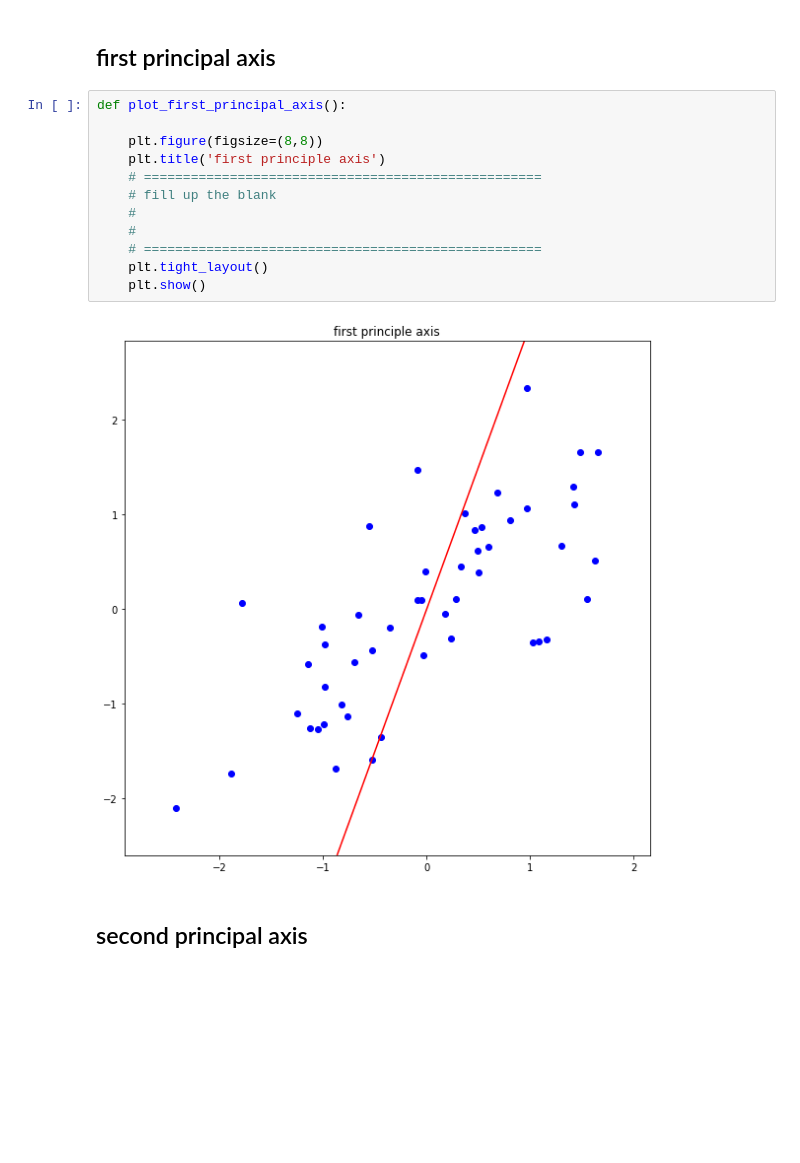
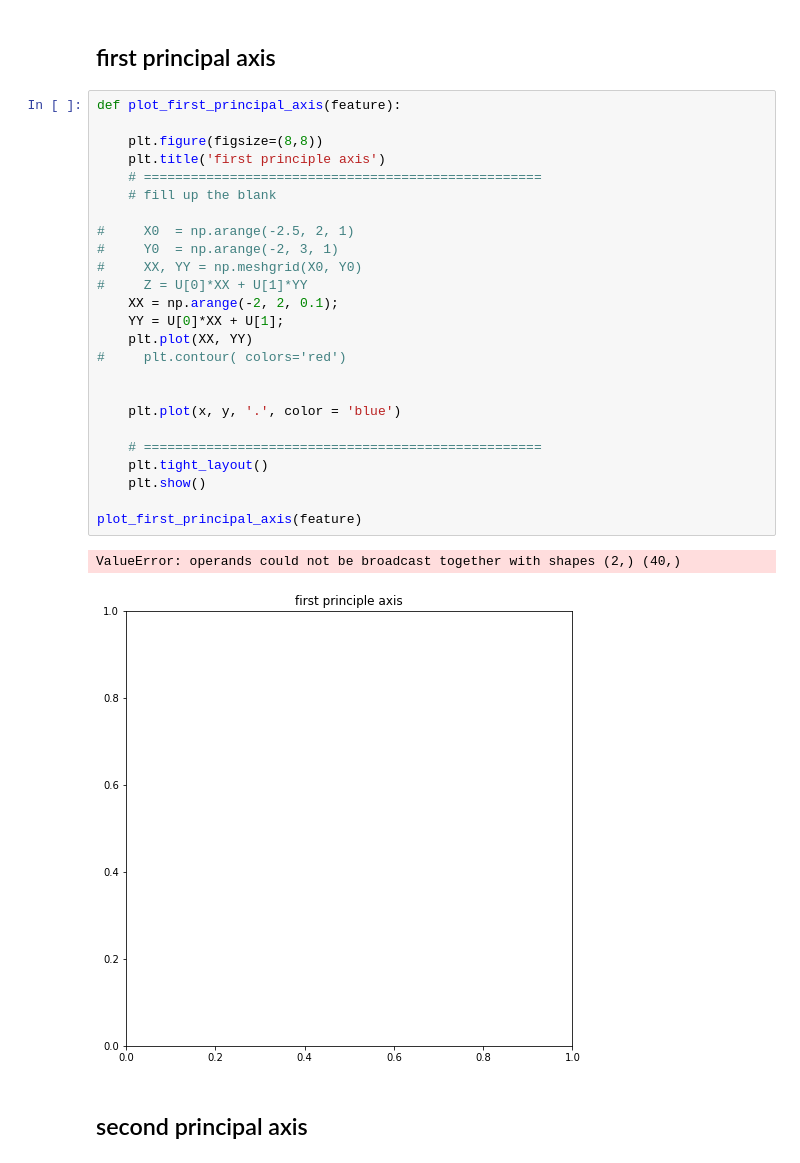
Before and after one commit to jjaen0823/assignment-machine-learning, a Jupyter notebook: hw12/assignment_12.ipynb, the cells around one changed output. Saved outputs shown, nothing was run; the diff lists cells and outputs as text; blank space fills up the shorter version.

Commit message:
plot_first_principal_axis

```diff
--- a/hw12/assignment_12.ipynb
+++ b/hw12/assignment_12.ipynb
@@ -154,20 +149,34 @@ plot_principal_directions(feature)
 [figure]
 # %% [markdown]
 ## first principal axis
-# %%
-def plot_first_principal_axis():
-
-    plt.figure(figsize=(8,8))
-    plt.title('first principle axis')
-    # ===================================================
-    # fill up the blank
-    #
-    #
-    # ===================================================
-    plt.tight_layout()
-    plt.show()
-# %% [output]
-[figure, removed]
+# %%
+def plot_first_principal_axis(feature):
+
+    plt.figure(figsize=(8,8))
+    plt.title('first principle axis')
+    # ===================================================
+    # fill up the blank
+
+#     X0  = np.arange(-2.5, 2, 1)
+#     Y0  = np.arange(-2, 3, 1)
+#     XX, YY = np.meshgrid(X0, Y0)
+#     Z = U[0]*XX + U[1]*YY
+    XX = np.arange(-2, 2, 0.1);
+    YY = U[0]*XX + U[1];
+    plt.plot(XX, YY)
+#     plt.contour( colors='red')
+
+
+    plt.plot(x, y, '.', color = 'blue')
+
+    # ===================================================
+    plt.tight_layout()
+    plt.show()
+
+plot_first_principal_axis(feature)
+# %% [output]
+ValueError: operands could not be broadcast together with shapes (2,) (40,)
+[figure, added]
 # %% [markdown]
 ## second principal axis
 # %%
```
Also changed, not shown: parts of 1 cell of this notebook.
